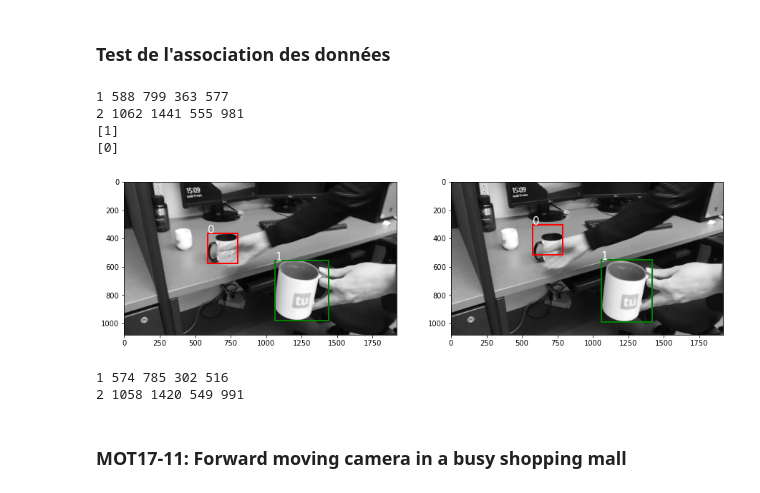
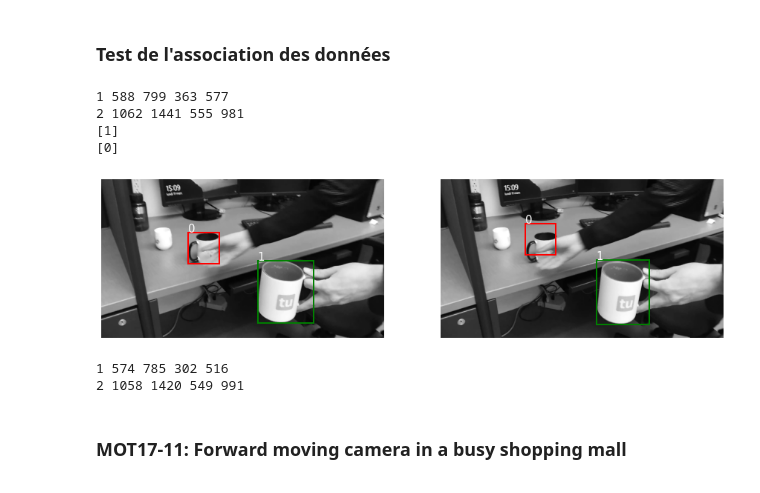
Before and after one commit to Mabelal/inf6804, a Jupyter notebook: TP3/TP3_1805679_1840713.ipynb, the cells around one changed output. Saved outputs shown, nothing was run; the diff lists cells and outputs as text; code cells hidden in the pictures.

```diff
--- a/TP3/TP3_1805679_1840713.ipynb
+++ b/TP3/TP3_1805679_1840713.ipynb
@@ -284,6 +284,7 @@ fig, axarr = plt.subplots(1, 2, figsize=(15,15))
 bboxcolor = 'rgbcmy'
 
 axarr[0].imshow(img, cmap = plt.cm.gray)
+axarr[0].axis("off")
 for i in range(0, len(tracked_objects)):
     b = tracked_objects[i].box()
     rect = patches.Rectangle((b[0],b[1]),b[2]-b[0],b[3]-b[1],linewidth=2, edgecolor = bboxcolor[i], facecolor='none')
@@ -291,34 +292,35 @@ for i in range(0, len(tracked_objects)):
     axarr[0].text(b[0], b[1], i, color='white', fontsize=15)
 
 for to in tracked_objects.values():
     print(to)
 
 row_ind, col_ind = associate_data(tracked_objects, img2, b2)
 print(row_ind)
 print(col_ind)
 
 axarr[1].imshow(img2, cmap = plt.cm.gray)
+axarr[1].axis("off")
 #for i, b in enumerate(b2):
 for i in range(0, len(tracked_objects)):
     b = tracked_objects[i].box()
     rect = patches.Rectangle((b[0],b[1]),b[2]-b[0],b[3]-b[1],linewidth=2, edgecolor = bboxcolor[i], facecolor='none')
     axarr[1].add_patch(rect)
     rect = patches.Rectangle((b[0], b[1]), b[2]-b[0], b[3]-b[1], linewidth=2, edgecolor=bboxcolor[i], facecolor='none')
     axarr[1].add_patch(rect)
     axarr[1].text(b[0], b[1], i, color='white', fontsize=15)
 
 plt.show()
 
 for to in tracked_objects.values():
     print(to)
 
 ############
 # %% [output]
 1 588 799 363 577
 2 1062 1441 555 981
 [1]
 [0]
-[figure, old version]
+[figure, new version]
 1 574 785 302 516
 2 1058 1420 549 991
 # %% [markdown]
```
Also changed, not shown: parts of 16 cells of this notebook.
